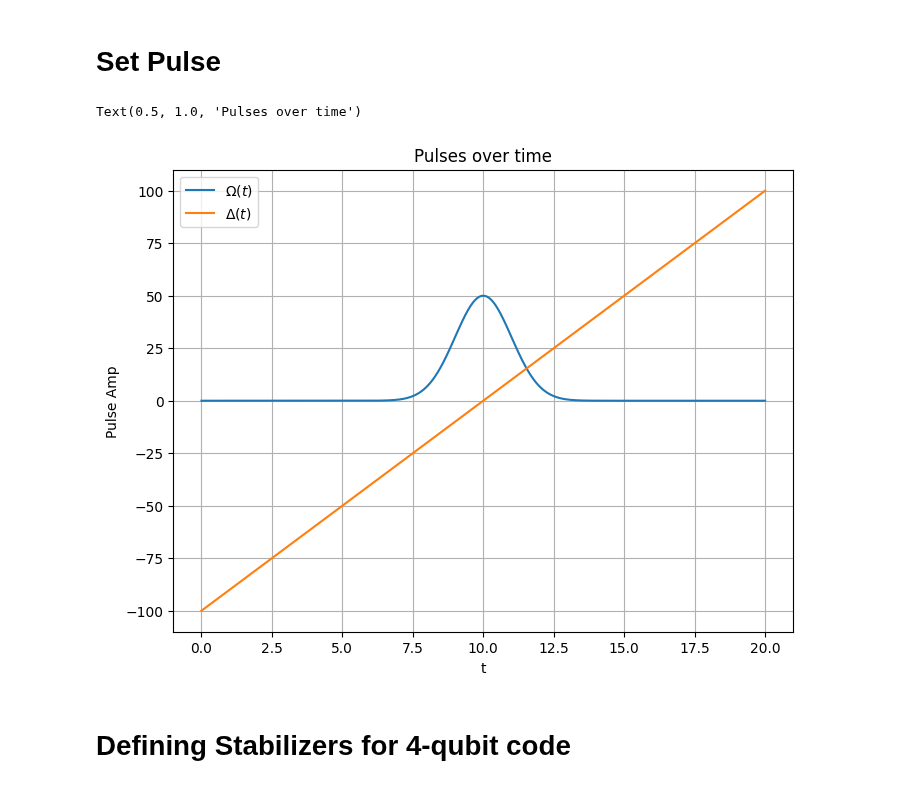
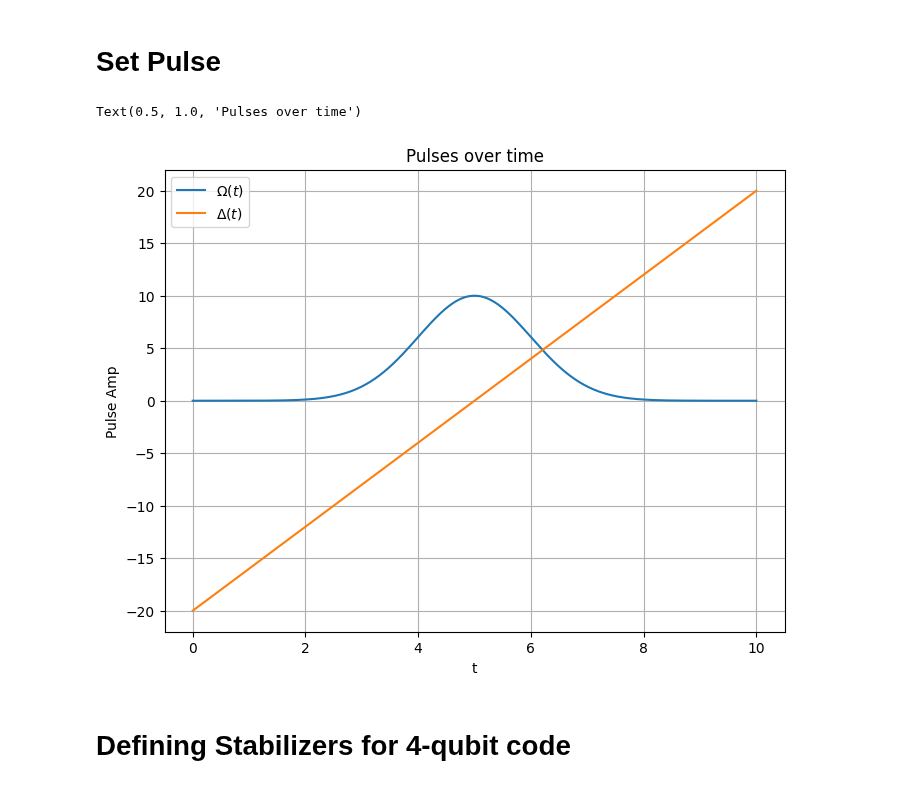
Before and after one commit to chenscheimq/QEC, a Jupyter notebook: EC3/RAP_stabilizers.ipynb, the cells around one changed output. Saved outputs shown, nothing was run; the diff lists cells and outputs as text; code cells hidden in the pictures.

```diff
--- a/EC3/RAP_stabilizers.ipynb
+++ b/EC3/RAP_stabilizers.ipynb
@@ -9,25 +9,25 @@ import time
 # Set Pulse
 # %%
 # defining time dependant coefs
-T = 20
+T = 10
 t = np.linspace(0, T, 1000)
 sigma = 1
-omega_max = 50
+omega_max = 10
 omega_t = omega_max * np.exp(-0.5 * ((t - T/2) / sigma) ** 2)
 delta_t = 2*omega_max*(t / (T/2) - 1)
 
 # Plot the wave
 plt.figure(figsize=(8, 6))
 plt.plot(t, omega_t, label=r'$\Omega(t)$')
 plt.plot(t, delta_t, label=r'$\Delta(t)$')
 plt.xlabel("t")
 plt.ylabel("Pulse Amp")
 plt.grid(True)
 plt.legend()
 plt.title("Pulses over time")
 # %% [output]
 Text(0.5, 1.0, 'Pulses over time')
-[figure, old version]
+[figure, new version]
 # %% [markdown]
 # Defining Stabilizers for 4-qubit code
 # %%
```
Also changed, not shown: parts of 15 cells of this notebook, 7 other files.
